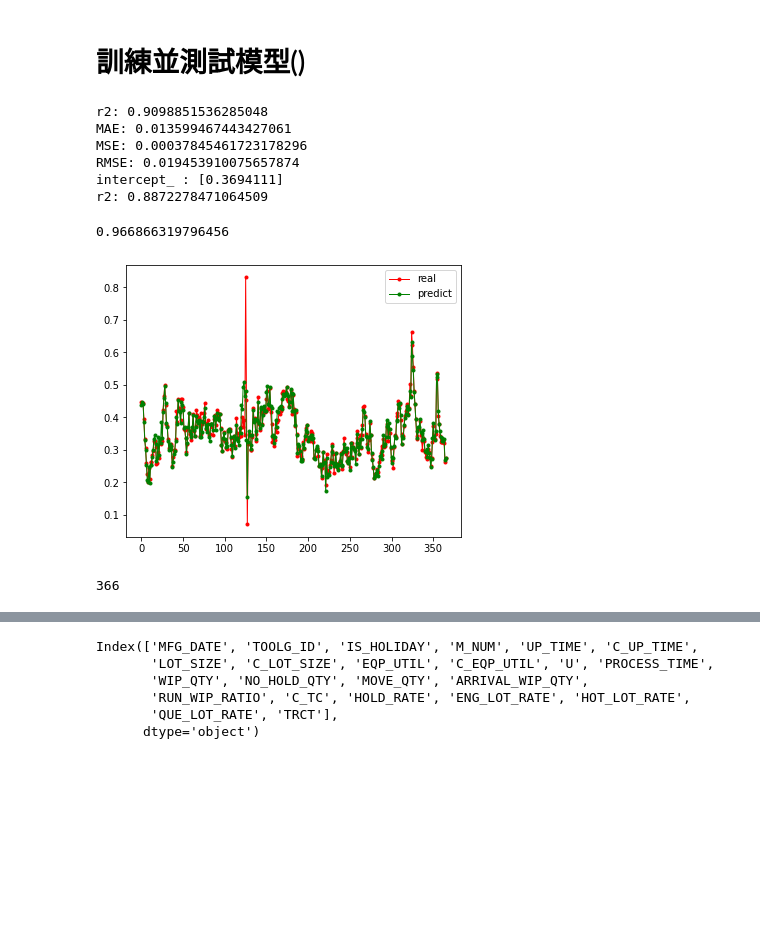
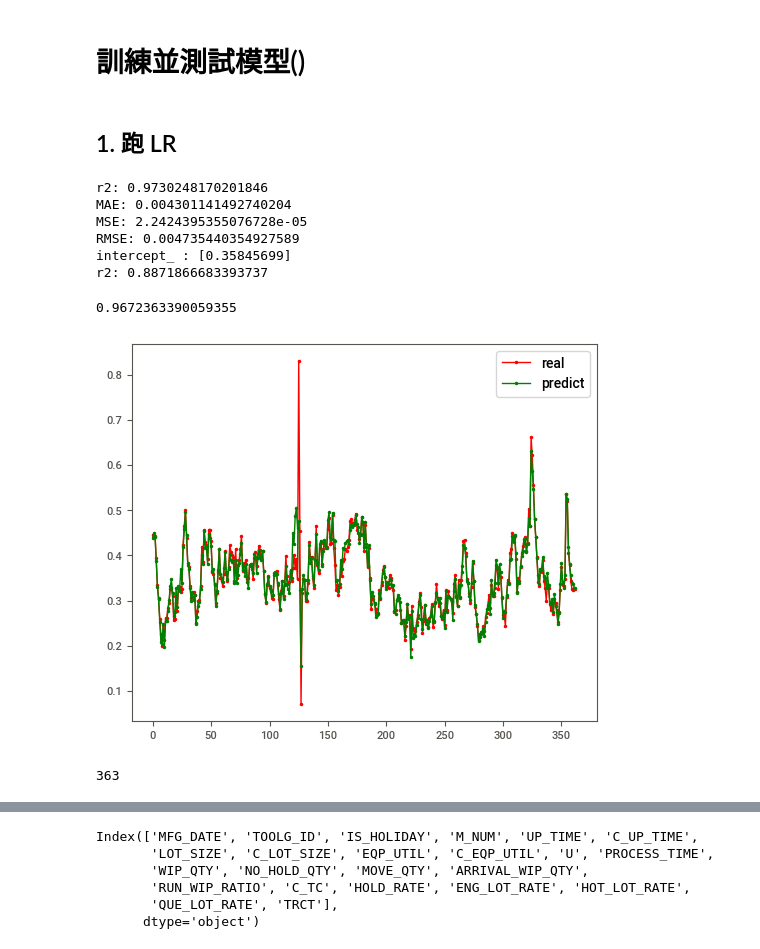
Before and after one commit to lokcyi/AI, a Jupyter notebook: MPS/MPS_EDA.ipynb, the cells around one changed output, grey strips where cells are left out. Saved outputs shown, nothing was run; the diff lists cells and outputs as text; code cells hidden in the pictures; blank space fills up the shorter version.

```diff
--- a/MPS/MPS_EDA.ipynb
+++ b/MPS/MPS_EDA.ipynb
@@ -16,7 +16,7 @@ import datetime
 from sklearn.model_selection import train_test_split
 from sklearn.model_selection import GridSearchCV
 from xgboost import plot_importance
-final_date = '2021-01-21'
+final_date = '2021-01-18'
 # %%
 def iqrfilter(df, colname, bounds = [.25, .75]):
     s = df[colname]
@@ -343,7 +349,7 @@ def trainLR(df):
     X,Y = preHandleDat(df,True)
 
     #拆分train validation set
-    X_train, X_test,y_train,y_test = train_test_split(X,Y,test_size =0.05,random_state=587)
+    X_train, X_test,y_train,y_test = train_test_split(X,Y,test_size =0.01,random_state=587)
     model = LinearRegression(fit_intercept=True, normalize=True, copy_X=False) #fit_intercept=False
 
     model.fit(X_train, y_train)
@@ -853,25 +927,28 @@ Test acc%: 0.7828950258784642
 # %% [markdown]
 # 訓練並測試模型()
+# %% [markdown]
+##  1. 跑 LR
 # %%
 # trainLR(df_train)
 
 trainLR(df_train1)
 def_result = testLR(df_train1)
-def_result['acc'] = (1- abs((def_result['predict'] - def_result['TRCT'])/def_result['TRCT'] ))
-def_result['acc'].sum()/def_result.shape[0]
+# def_result['acc'] = (1- abs((def_result['predict'] - def_result['TRCT'])/def_result['TRCT'] ))
+# def_result['acc'].sum()/def_result.shape[0]
+sum(1- abs((def_result['predict'] - def_result['TRCT'])/def_result['TRCT'] ))/def_result.shape[0]
 # %% [output]
-r2: 0.9098851536285048
-MAE: 0.013599467443427061
-MSE: 0.00037845461723178296
-RMSE: 0.019453910075657874
-intercept_ : [0.3694111]
-r2: 0.8872278471064509
+r2: 0.9730248170201846
+MAE: 0.004301141492740204
+MSE: 2.2424395355076728e-05
+RMSE: 0.004735440354927589
+intercept_ : [0.35845699]
+r2: 0.8871866683393737
-0.966866319796456
+0.9672363390059355
-[figure, old version]
+[figure, new version]
 # %%
 def_result.shape[0]
 # %% [output]
-366
+363
 # %%
 # testLR(df_test_todayOK)
 # testLR(df).to_csv('./data/MyToday20200120_result_CT.csv')
```
Also changed, not shown: parts of 39 cells of this notebook, 1 other file.
